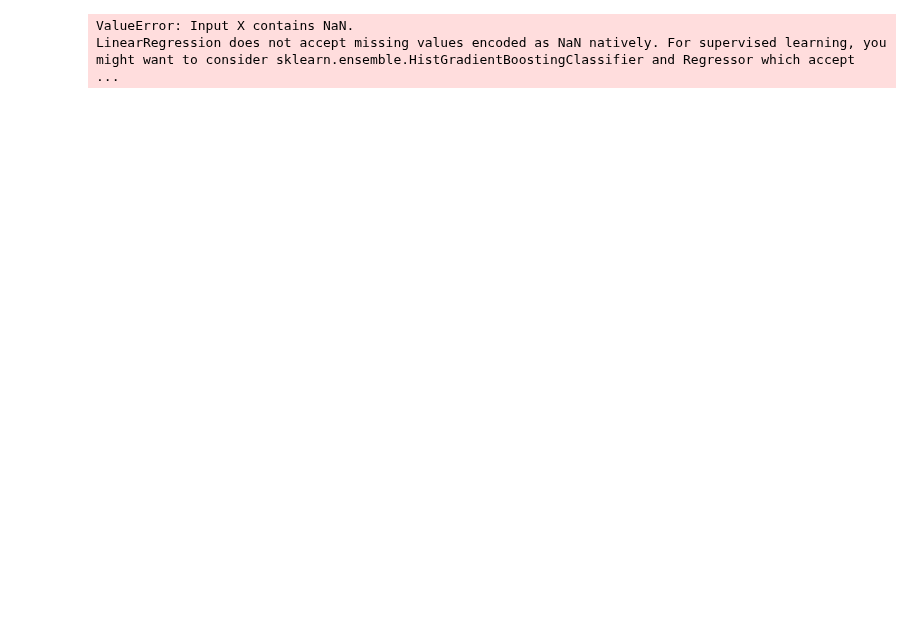
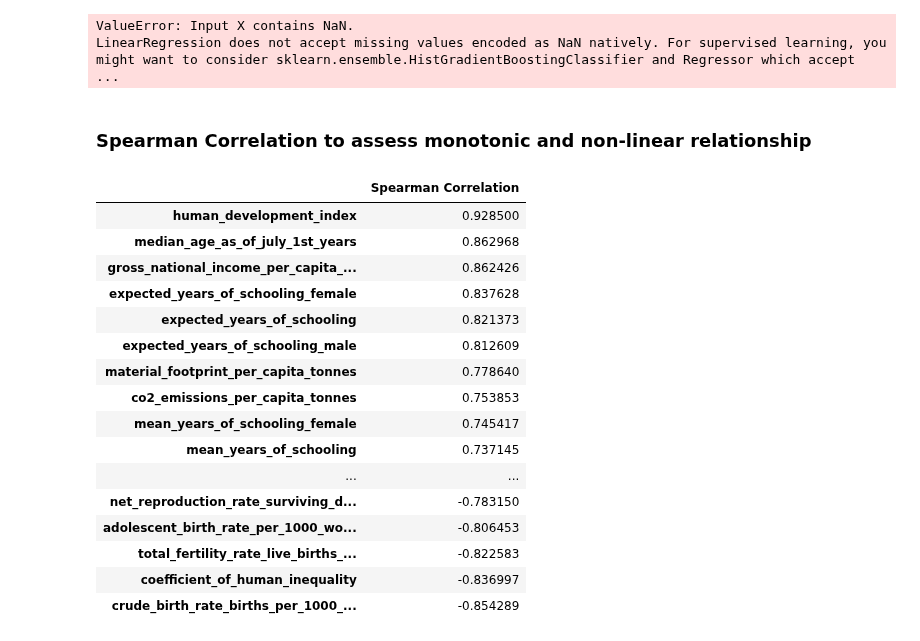
Before and after one commit to idalinnakallio/DAT565, a Jupyter notebook: Assignment 4/Assignment4.ipynb, the cells around one changed output. Drawn from its saved outputs; the diff is of its cells as text; code cells hidden in the pictures; blank space fills up the shorter version.

Commit message:
spearman

```diff
--- a/Assignment 4/Assignment4.ipynb
+++ b/Assignment 4/Assignment4.ipynb
@@ -321,3 +331,31 @@ print(score, coef, intercept)
 # %% [output]
 ValueError: Input X contains NaN.
 LinearRegression does not accept missing values encoded as NaN natively. For supervised learning, you might want to consider sklearn.ensemble.HistGradientBoostingClassifier and Regressor which accept  ...
+# %% [markdown]
+### Spearman Correlation to assess monotonic and non-linear relationship
+# %%
+corrs_sm = {x: X_train[x].corr(y_train[y_col[0]], method='spearman') for x in x_col}
+corrs_sm_df = pd.DataFrame.from_dict(corrs_sm, orient='index', columns=['Spearman Correlation'])
+corrs_sm_df = corrs_sm_df.sort_values(by='Spearman Correlation', ascending=False)
+
+# Reducing table to only variables with correlation greater than absolute 0.5
+halfs_sm = corrs_sm_df[(corrs_sm_df['Spearman Correlation'] >= 0.5) | (corrs_sm_df['Spearman Correlation']<= -0.5)]
+halfs_sm
+# %% [output]
+|  | Spearman Correlation |
+| human_development_index | 0.928500 |
+| median_age_as_of_july_1st_years | 0.862968 |
+| gross_national_income_per_capita_... | 0.862426 |
+| expected_years_of_schooling_female | 0.837628 |
+| expected_years_of_schooling | 0.821373 |
+| expected_years_of_schooling_male | 0.812609 |
+| material_footprint_per_capita_tonnes | 0.778640 |
+| co2_emissions_per_capita_tonnes | 0.753853 |
+| mean_years_of_schooling_female | 0.745417 |
+| mean_years_of_schooling | 0.737145 |
+| ... | ... |
+| net_reproduction_rate_surviving_d... | -0.783150 |
+| adolescent_birth_rate_per_1000_wo... | -0.806453 |
+| total_fertility_rate_live_births_... | -0.822583 |
+| coefficient_of_human_inequality | -0.836997 |
+| crude_birth_rate_births_per_1000_... | -0.854289 |
```
Also changed, not shown: parts of 5 cells of this notebook.
